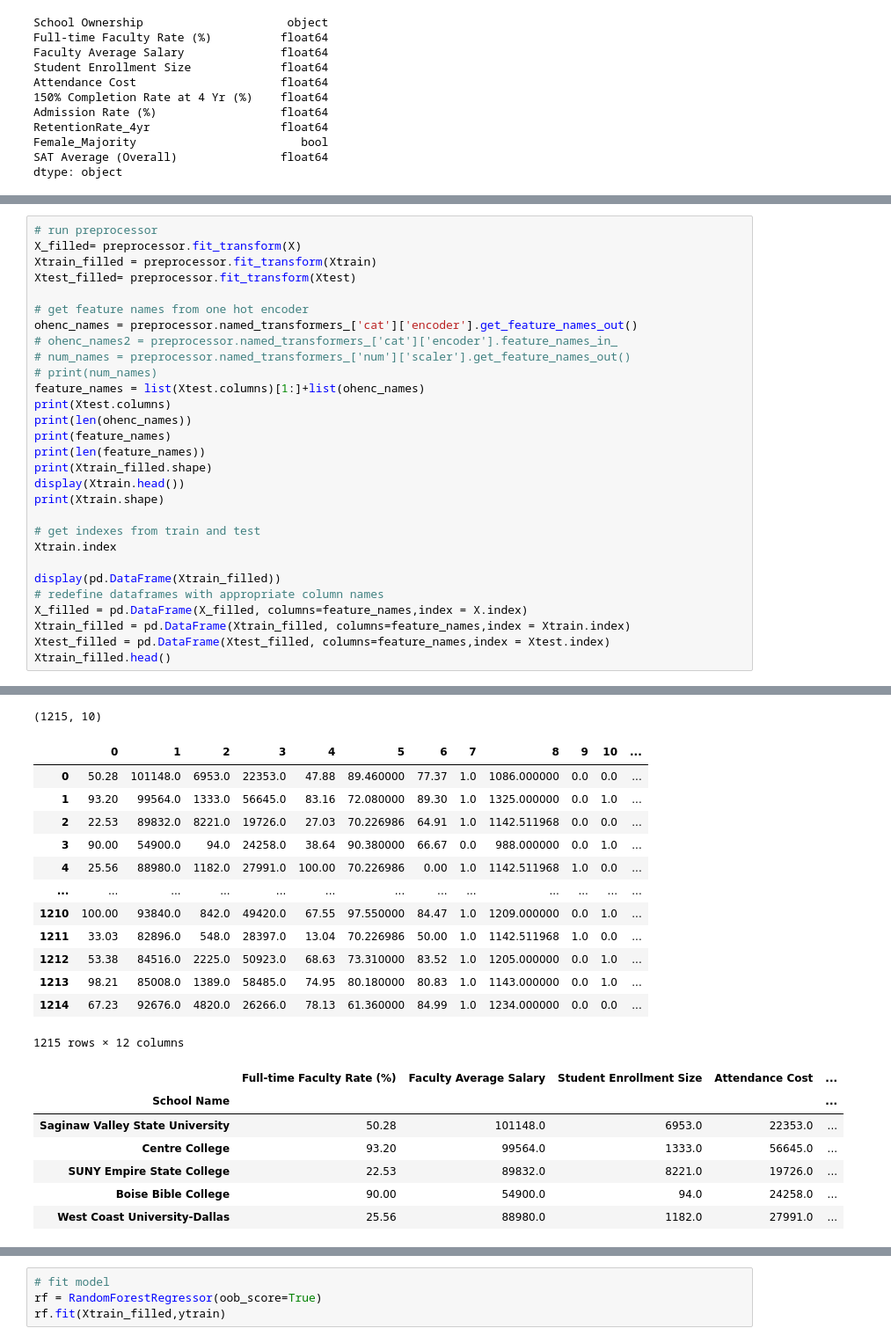
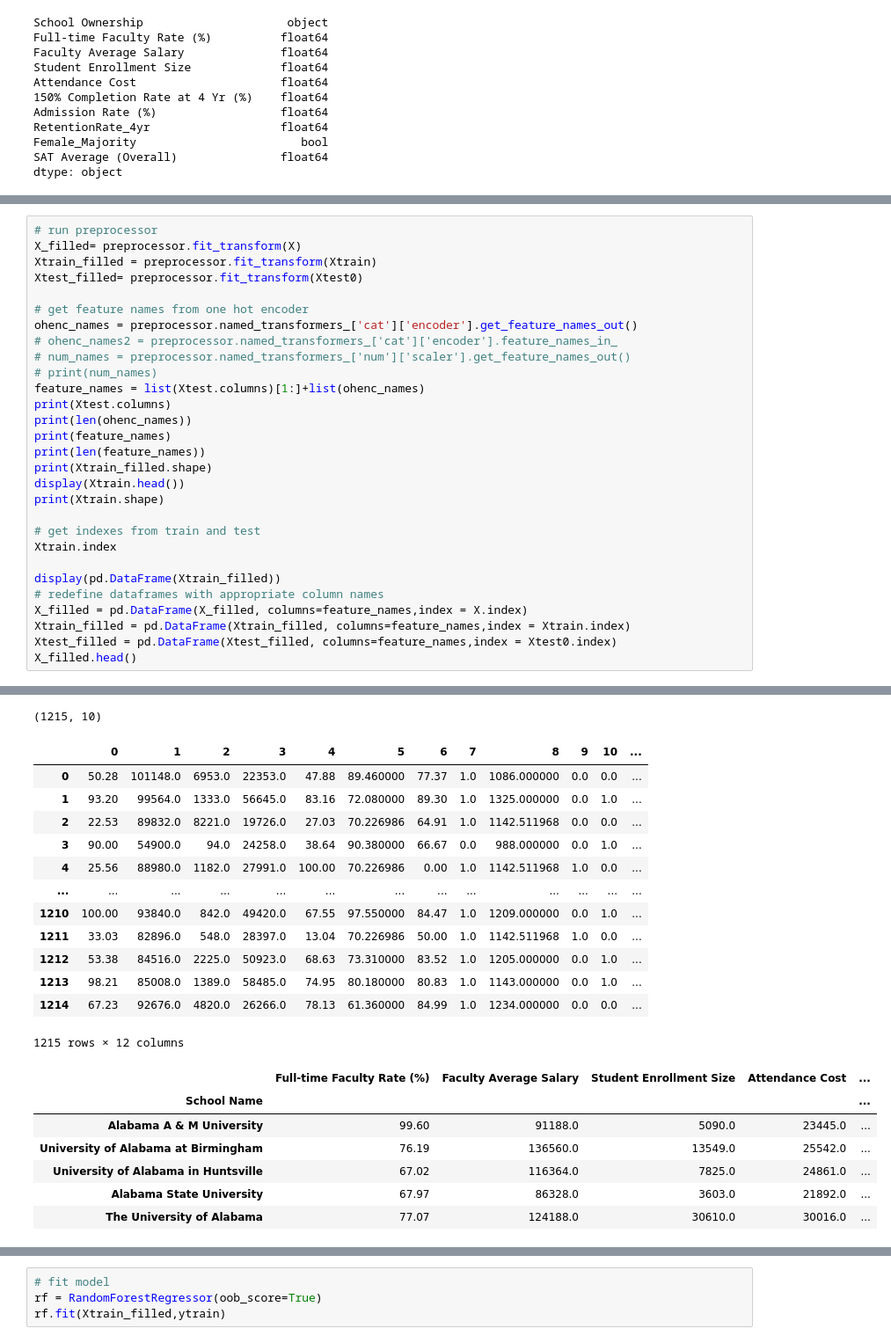
Before and after one commit to runstats21/college-score-card-analysis, a Jupyter notebook: simpleModel+shap.ipynb, the cells around one changed output, grey strips where cells are left out. Shown: that part at 88% size. Saved outputs shown, nothing was run; the diff lists cells and outputs as text.

```diff
--- a/simpleModel+shap.ipynb
+++ b/simpleModel+shap.ipynb
@@ -137,7 +135,7 @@ mypipe = Pipeline([
 # run preprocessor
 X_filled= preprocessor.fit_transform(X)
 Xtrain_filled = preprocessor.fit_transform(Xtrain)
-Xtest_filled= preprocessor.fit_transform(Xtest)
+Xtest_filled= preprocessor.fit_transform(Xtest0)
 
 # get feature names from one hot encoder
 ohenc_names = preprocessor.named_transformers_['cat']['encoder'].get_feature_names_out()
@@ -160,43 +158,43 @@ display(pd.DataFrame(Xtrain_filled))
 # redefine dataframes with appropriate column names
 X_filled = pd.DataFrame(X_filled, columns=feature_names,index = X.index)
 Xtrain_filled = pd.DataFrame(Xtrain_filled, columns=feature_names,index = Xtrain.index)
-Xtest_filled = pd.DataFrame(Xtest_filled, columns=feature_names,index = Xtest.index)
-Xtrain_filled.head()
+Xtest_filled = pd.DataFrame(Xtest_filled, columns=feature_names,index = Xtest0.index)
+X_filled.head()
 # %% [output]
 Index(['School Ownership', 'Full-time Faculty Rate (%)',
        'Faculty Average Salary', 'Student Enrollment Size', 'Attendance Cost',
        '150% Completion Rate at 4 Yr (%)', 'Admission Rate (%)',
        'RetentionRate_4yr', 'Female_Majority', 'SAT Average (Overall)'],
       dtype='object')
 3
 ['Full-time Faculty Rate (%)', 'Faculty Average Salary', 'Student Enrollment Size', 'Attendance Cost', '150% Completion Rate at 4 Yr (%)', 'Admission Rate (%)', 'RetentionRate_4yr', 'Female_Majority', ...
 12
 (1215, 12)
 |  | School Ownership | Full-time Faculty Rate (%) | Faculty Average Salary | Student Enrollment Size | ... |
 | School Name |  |  |  |  | ... |
 | Saginaw Valley State University | Public | 50.28 | 101148.0 | 6953.0 | ... |
 | Centre College | Private NonProfit | 93.20 | 99564.0 | 1333.0 | ... |
 | SUNY Empire State College | Public | 22.53 | 89832.0 | 8221.0 | ... |
 | Boise Bible College | Private NonProfit | 90.00 | 54900.0 | 94.0 | ... |
 | West Coast University-Dallas | Private ForProfit | 25.56 | 88980.0 | 1182.0 | ... |
 (1215, 10)
 |  | 0 | 1 | 2 | 3 | 4 | 5 | 6 | 7 | 8 | 9 | 10 | ... |
 | 0 | 50.28 | 101148.0 | 6953.0 | 22353.0 | 47.88 | 89.460000 | 77.37 | 1.0 | 1086.000000 | 0.0 | 0.0 | ... |
 | 1 | 93.20 | 99564.0 | 1333.0 | 56645.0 | 83.16 | 72.080000 | 89.30 | 1.0 | 1325.000000 | 0.0 | 1.0 | ... |
 | 2 | 22.53 | 89832.0 | 8221.0 | 19726.0 | 27.03 | 70.226986 | 64.91 | 1.0 | 1142.511968 | 0.0 | 0.0 | ... |
 | 3 | 90.00 | 54900.0 | 94.0 | 24258.0 | 38.64 | 90.380000 | 66.67 | 0.0 | 988.000000 | 0.0 | 1.0 | ... |
 | 4 | 25.56 | 88980.0 | 1182.0 | 27991.0 | 100.00 | 70.226986 | 0.00 | 1.0 | 1142.511968 | 1.0 | 0.0 | ... |
 | ... | ... | ... | ... | ... | ... | ... | ... | ... | ... | ... | ... | ... |
 | 1210 | 100.00 | 93840.0 | 842.0 | 49420.0 | 67.55 | 97.550000 | 84.47 | 1.0 | 1209.000000 | 0.0 | 1.0 | ... |
 | 1211 | 33.03 | 82896.0 | 548.0 | 28397.0 | 13.04 | 70.226986 | 50.00 | 1.0 | 1142.511968 | 1.0 | 0.0 | ... |
 | 1212 | 53.38 | 84516.0 | 2225.0 | 50923.0 | 68.63 | 73.310000 | 83.52 | 1.0 | 1205.000000 | 0.0 | 1.0 | ... |
 | 1213 | 98.21 | 85008.0 | 1389.0 | 58485.0 | 74.95 | 80.180000 | 80.83 | 1.0 | 1143.000000 | 0.0 | 1.0 | ... |
 | 1214 | 67.23 | 92676.0 | 4820.0 | 26266.0 | 78.13 | 61.360000 | 84.99 | 1.0 | 1234.000000 | 0.0 | 0.0 | ... |
 1215 rows × 12 columns
 |  | Full-time Faculty Rate (%) | Faculty Average Salary | Student Enrollment Size | Attendance Cost | ... |
 | School Name |  |  |  |  | ... |
-| Saginaw Valley State University | 50.28 | 101148.0 | 6953.0 | 22353.0 | ... |
-| Centre College | 93.20 | 99564.0 | 1333.0 | 56645.0 | ... |
-| SUNY Empire State College | 22.53 | 89832.0 | 8221.0 | 19726.0 | ... |
-| Boise Bible College | 90.00 | 54900.0 | 94.0 | 24258.0 | ... |
-| West Coast University-Dallas | 25.56 | 88980.0 | 1182.0 | 27991.0 | ... |
+| Alabama A & M University | 99.60 | 91188.0 | 5090.0 | 23445.0 | ... |
+| University of Alabama at Birmingham | 76.19 | 136560.0 | 13549.0 | 25542.0 | ... |
+| University of Alabama in Huntsville | 67.02 | 116364.0 | 7825.0 | 24861.0 | ... |
+| Alabama State University | 67.97 | 86328.0 | 3603.0 | 21892.0 | ... |
+| The University of Alabama | 77.07 | 124188.0 | 30610.0 | 30016.0 | ... |
```
Also changed, not shown: parts of 3 cells of this notebook, 7 other files.
